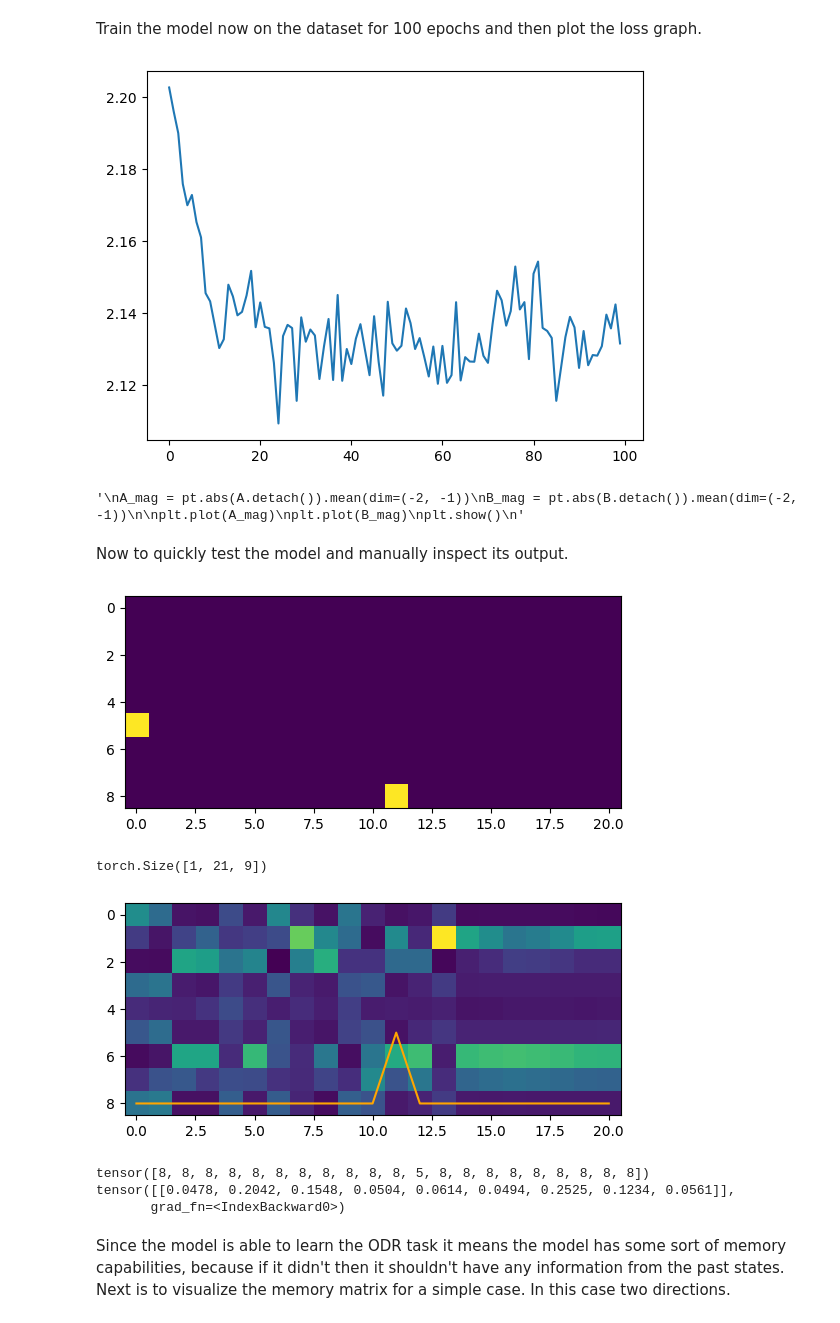
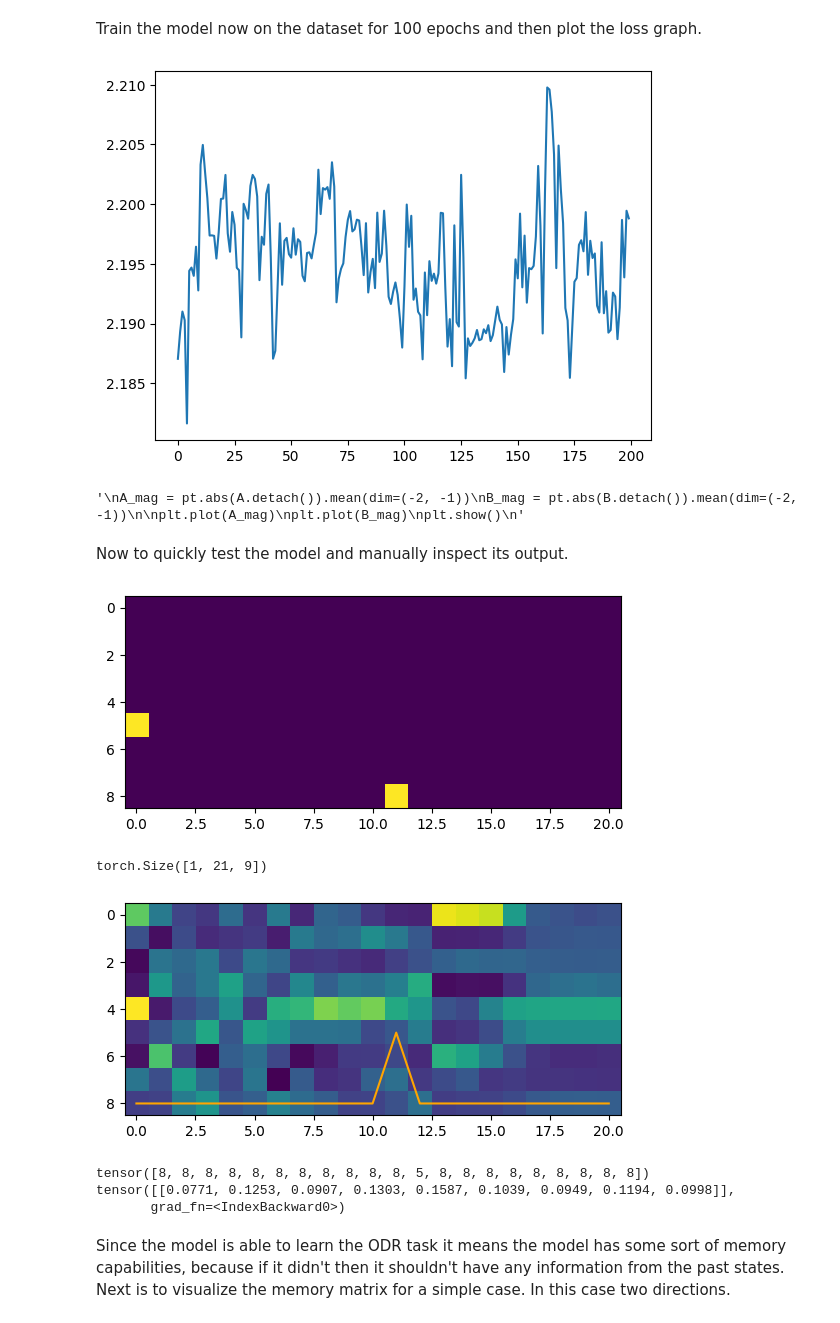
Before and after one commit to IanPTan/MoPeA, a Jupyter notebook: src/model_tests.ipynb, the cells around one changed output. Cells and saved outputs as stored; diff of their text form; code cells hidden in the pictures.

```diff
--- a/src/model_tests.ipynb
+++ b/src/model_tests.ipynb
@@ -75,7 +75,7 @@ DIRECTIONS = 8
 
 dataset = ODRDataset(DIRECTIONS, 10, 20)
 dataloader = DataLoader(dataset, batch_size=8, shuffle=True)
-model = mm.MoPeAModel(DIRECTIONS + 1, DIRECTIONS * 2, DIRECTIONS + 1, DIRECTIONS, depth=1, min_r=0.5)
+model = mm.MoPeAModel(DIRECTIONS + 1, DIRECTIONS * 2, DIRECTIONS + 1, DIRECTIONS, depth=1, min_r=0.9)
 
 raw_criterion = nn.CrossEntropyLoss(reduction="none")
 def criterion(outputs, labels):
@@ -90,7 +90,7 @@ def criterion(outputs, labels):
 
     return loss
 
-optimizer = optim.AdamW(model.parameters(), lr=1e-3)
+optimizer = optim.AdamW(model.parameters(), lr=1e-4)
 scheduler = optim.lr_scheduler.ReduceLROnPlateau(
     optimizer,
     mode='min',
@@ -107,7 +107,7 @@ Train the model now on the dataset for 100 epochs and then plot the loss graph.
 # %%
 model.train()
 losses = []
-pbar = tqdm(range(100))
+pbar = tqdm(range(200))
 for epoch in pbar:
     total_loss = 0
     for x, labels in dataloader:
@@ -119,34 +119,34 @@ for epoch in pbar:
         B = B[0]
 
         loss = criterion(outputs, labels)
 
         loss.backward()
         optimizer.step()
 
         total_loss += loss.item()
 
     avg_loss = total_loss / len(dataloader)
     losses.append(avg_loss)
     current_lr = optimizer.param_groups[0]['lr']
     pbar.set_postfix(loss=f"{avg_loss:.4f}", lr=current_lr)
 
     scheduler.step(avg_loss)
 model.eval()
 print()
 
 plt.plot(losses)
 plt.show()
 
 """
 A_mag = pt.abs(A.detach()).mean(dim=(-2, -1))
 B_mag = pt.abs(B.detach()).mean(dim=(-2, -1))
 
 plt.plot(A_mag)
 plt.plot(B_mag)
 plt.show()
 """
 # %% [output]
-[figure, old version]
+[figure, new version]
 '\nA_mag = pt.abs(A.detach()).mean(dim=(-2, -1))\nB_mag = pt.abs(B.detach()).mean(dim=(-2, -1))\n\nplt.plot(A_mag)\nplt.plot(B_mag)\nplt.show()\n'
 # %% [markdown]
 Now to quickly test the model and manually inspect its output.
@@ -173,9 +173,9 @@ print(y[0][labels[0]!=labels.max()])
 # %% [output]
 [figure]
 torch.Size([1, 21, 9])
-[figure, old version]
+[figure, new version]
 tensor([8, 8, 8, 8, 8, 8, 8, 8, 8, 8, 8, 5, 8, 8, 8, 8, 8, 8, 8, 8, 8])
-tensor([[0.0478, 0.2042, 0.1548, 0.0504, 0.0614, 0.0494, 0.2525, 0.1234, 0.0561]],
+tensor([[0.0771, 0.1253, 0.0907, 0.1303, 0.1587, 0.1039, 0.0949, 0.1194, 0.0998]],
        grad_fn=<IndexBackward0>)
 # %% [markdown]
 Since the model is able to learn the ODR task it means the model has some sort of memory capabilities, because if it didn't then it shouldn't have any information from the past states. Next is to visualize the memory matrix for a simple case. In this case two directions.
```
Also changed, not shown: 1 other file.
